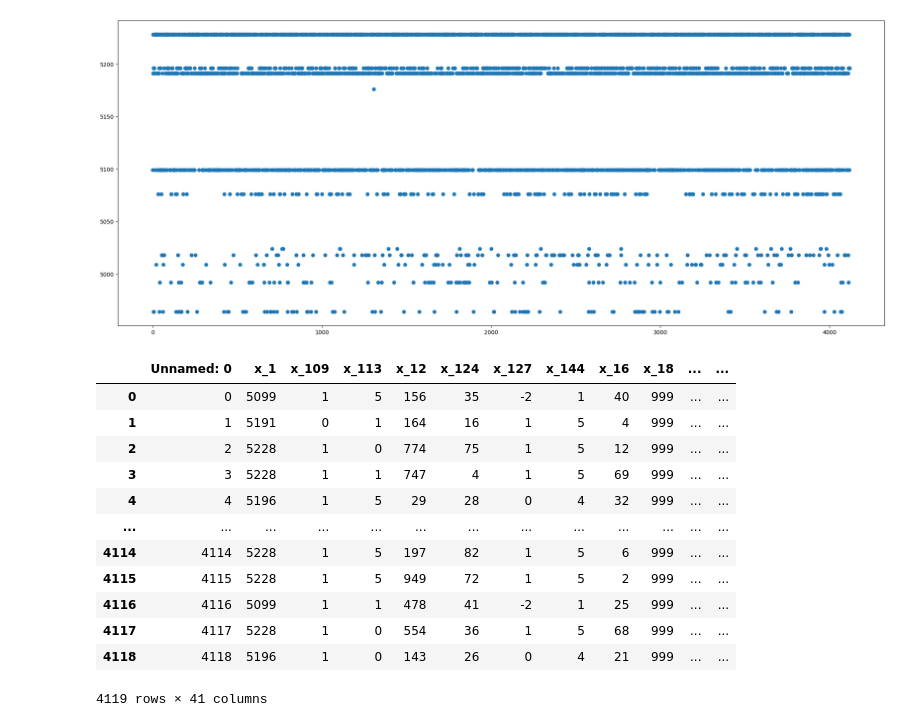
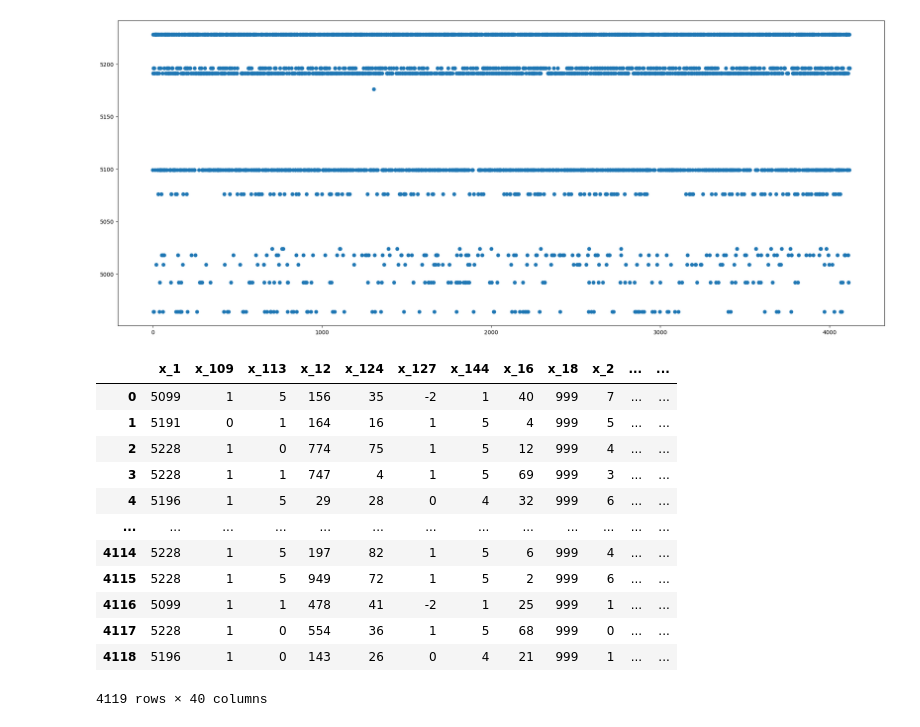
Before and after one commit to YASTREAMER/Hackathon, a Jupyter notebook: MainPA.ipynb, the cells around one changed output. Saved outputs shown, nothing was run; the diff lists cells and outputs as text; code cells hidden in the pictures.

```diff
--- a/MainPA.ipynb
+++ b/MainPA.ipynb
@@ -140,21 +144,22 @@ LGB=LGBMClassifier()
 # %%
 labels=df["y"]
 
 df.drop("y",axis=1,inplace=True)
+df.drop("Drop",axis=1,inplace=True)
 df
 # %% [output]
-|  | Unnamed: 0 | x_1 | x_109 | x_113 | x_12 | x_124 | x_127 | x_144 | x_16 | x_18 | ... | ... |
-| 0 | 0 | 5099 | 1 | 5 | 156 | 35 | -2 | 1 | 40 | 999 | ... | ... |
-| 1 | 1 | 5191 | 0 | 1 | 164 | 16 | 1 | 5 | 4 | 999 | ... | ... |
-| 2 | 2 | 5228 | 1 | 0 | 774 | 75 | 1 | 5 | 12 | 999 | ... | ... |
-| 3 | 3 | 5228 | 1 | 1 | 747 | 4 | 1 | 5 | 69 | 999 | ... | ... |
-| 4 | 4 | 5196 | 1 | 5 | 29 | 28 | 0 | 4 | 32 | 999 | ... | ... |
+|  | x_1 | x_109 | x_113 | x_12 | x_124 | x_127 | x_144 | x_16 | x_18 | x_2 | ... | ... |
+| 0 | 5099 | 1 | 5 | 156 | 35 | -2 | 1 | 40 | 999 | 7 | ... | ... |
+| 1 | 5191 | 0 | 1 | 164 | 16 | 1 | 5 | 4 | 999 | 5 | ... | ... |
+| 2 | 5228 | 1 | 0 | 774 | 75 | 1 | 5 | 12 | 999 | 4 | ... | ... |
+| 3 | 5228 | 1 | 1 | 747 | 4 | 1 | 5 | 69 | 999 | 3 | ... | ... |
+| 4 | 5196 | 1 | 5 | 29 | 28 | 0 | 4 | 32 | 999 | 6 | ... | ... |
 | ... | ... | ... | ... | ... | ... | ... | ... | ... | ... | ... | ... | ... |
-| 4114 | 4114 | 5228 | 1 | 5 | 197 | 82 | 1 | 5 | 6 | 999 | ... | ... |
-| 4115 | 4115 | 5228 | 1 | 5 | 949 | 72 | 1 | 5 | 2 | 999 | ... | ... |
-| 4116 | 4116 | 5099 | 1 | 1 | 478 | 41 | -2 | 1 | 25 | 999 | ... | ... |
-| 4117 | 4117 | 5228 | 1 | 0 | 554 | 36 | 1 | 5 | 68 | 999 | ... | ... |
-| 4118 | 4118 | 5196 | 1 | 0 | 143 | 26 | 0 | 4 | 21 | 999 | ... | ... |
+| 4114 | 5228 | 1 | 5 | 197 | 82 | 1 | 5 | 6 | 999 | 4 | ... | ... |
+| 4115 | 5228 | 1 | 5 | 949 | 72 | 1 | 5 | 2 | 999 | 6 | ... | ... |
+| 4116 | 5099 | 1 | 1 | 478 | 41 | -2 | 1 | 25 | 999 | 1 | ... | ... |
+| 4117 | 5228 | 1 | 0 | 554 | 36 | 1 | 5 | 68 | 999 | 0 | ... | ... |
+| 4118 | 5196 | 1 | 0 | 143 | 26 | 0 | 4 | 21 | 999 | 1 | ... | ... |
-4119 rows × 41 columns
+4119 rows × 40 columns
 # %%
 Xtrain,Xtest,Ytrain,Ytest=train_test_split(df,labels,test_size=0.2,shuffle=True)
```
Also changed, not shown: parts of 34 cells of this notebook, 10 other files.
